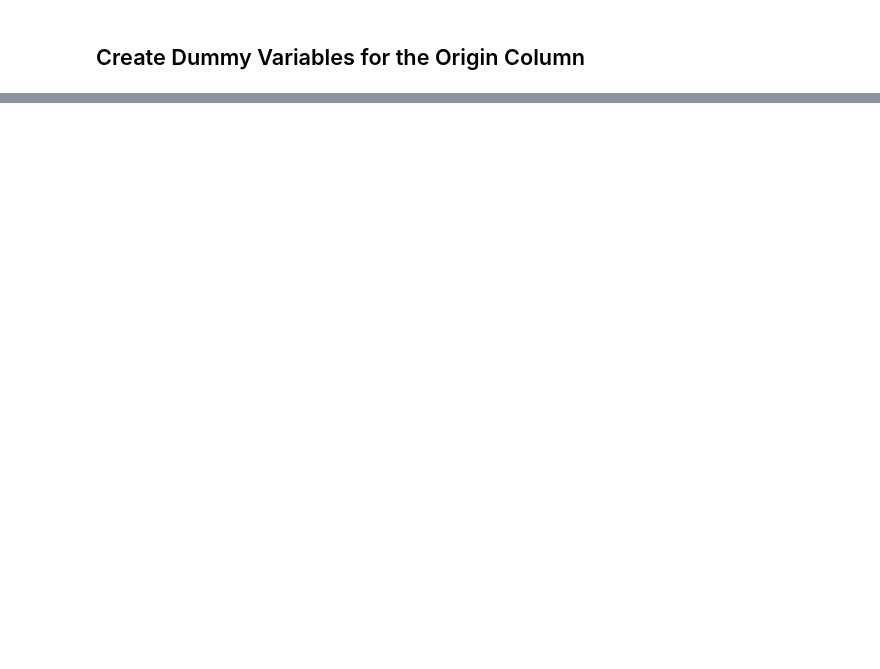
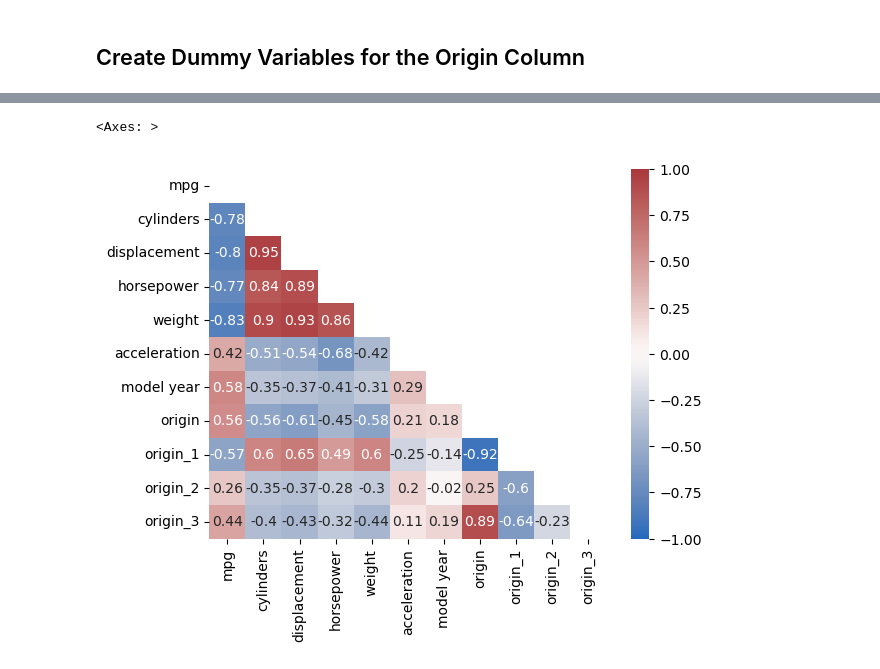
Before and after one commit to LincolnBrownBellevue/DSC550, a Jupyter notebook: Wk04/DSC550_Wk4Assignment_LincolnBrown.ipynb, the cells around one changed output, grey strips where cells are left out. Cells and saved outputs as stored; diff of their text form; code cells hidden in the pictures; blank space fills up the shorter version.

```diff
--- a/Wk04/DSC550_Wk4Assignment_LincolnBrown.ipynb
+++ b/Wk04/DSC550_Wk4Assignment_LincolnBrown.ipynb
@@ -57,0 +73,3 @@ cleaned_df
+# %%
+cleaned_df['horsepower'] = cleaned_df['horsepower'].apply(pd.to_numeric, errors = 'coerce')
+cleaned_df['horsepower'] = cleaned_df['horsepower'].fillna(cleaned_df['horsepower'].mean())
@@ -58,2 +82,8 @@ cleaned_df
 # %% [markdown]
 ## Create Dummy Variables for the Origin Column
+# %%
+# Create one hot encodings for the origin column
+one_hot_encoded = pd.get_dummies(cleaned_df['origin'], prefix='origin', dtype='float')
+# %%
+# Add the one_hot_encoded columns onto the cleaned_df dataframe
+cleaned_df = pd.concat([cleaned_df, one_hot_encoded], axis=1)
@@ -59,0 +124,12 @@ cleaned_df
+# %%
+# Create a rounded correlation matrix that is easier to read
+matrix = cleaned_df.corr().round(2)
+
+# Create a triangle mask to hide duplicate entries in the matrix
+mask = np.triu(np.ones_like(matrix, dtype=bool))
+# %%
+# Display a heatmap to view the correlation matrix easily
+sns.heatmap(matrix, annot=True, vmax=1, vmin=-1, center=0, cmap='vlag', mask=mask)
+# %% [output]
+<Axes: >
+[figure, added]
```
Also changed, not shown: parts of 34 cells of this notebook.
